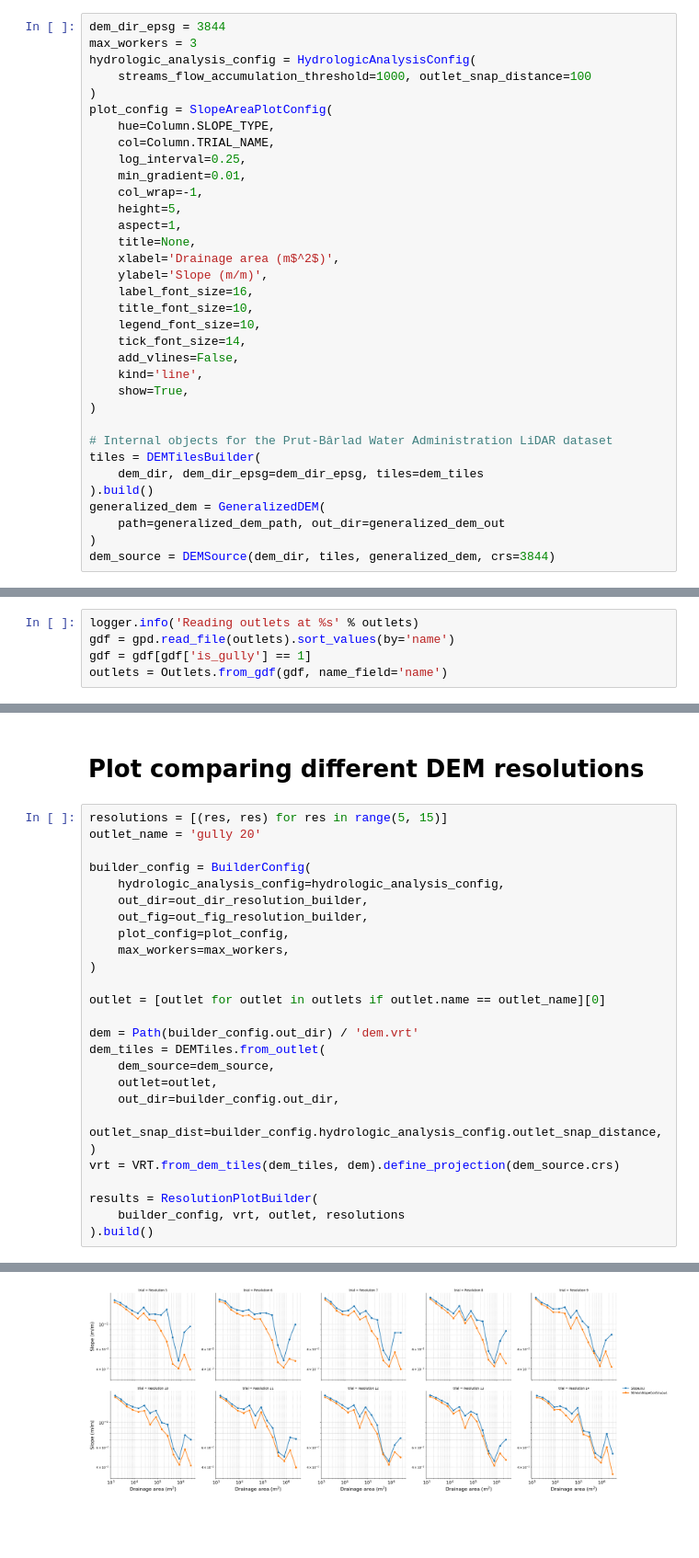
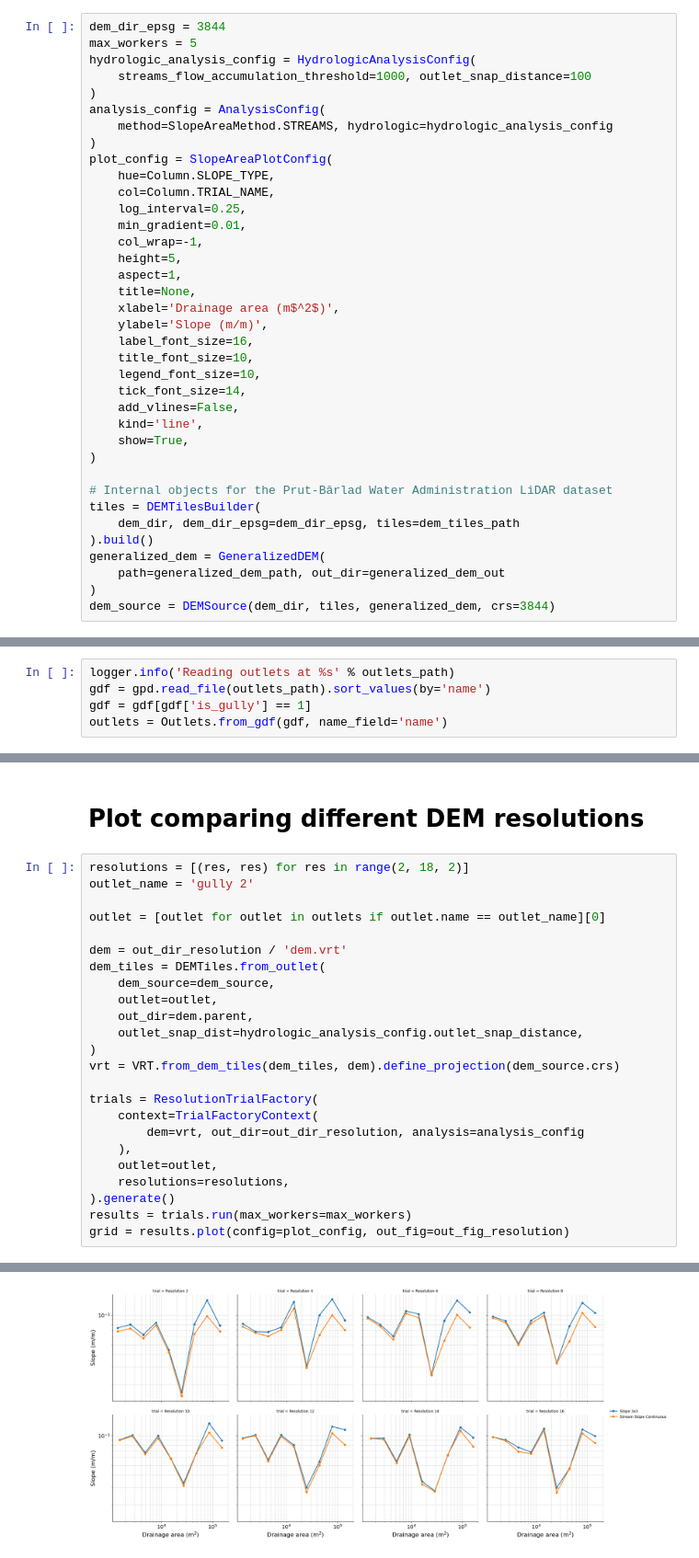
Before and after one commit to alecsandrei/slope-area, a Jupyter notebook: notebooks/02_internal_example.ipynb, the cells around one changed output, grey strips where cells are left out. Shown at 92% size. Saved outputs shown, nothing was run; the diff lists cells and outputs as text; blank space fills up the shorter version.

```diff
--- a/notebooks/02_internal_example.ipynb
+++ b/notebooks/02_internal_example.ipynb
@@ -47,9 +46,12 @@ generalized_dem_out = out_dir / generalized_dem_path.stem
 # Run configs
 # %%
 dem_dir_epsg = 3844
-max_workers = 3
+max_workers = 5
 hydrologic_analysis_config = HydrologicAnalysisConfig(
     streams_flow_accumulation_threshold=1000, outlet_snap_distance=100
+)
+analysis_config = AnalysisConfig(
+    method=SlopeAreaMethod.STREAMS, hydrologic=hydrologic_analysis_config
 )
 plot_config = SlopeAreaPlotConfig(
     hue=Column.SLOPE_TYPE,
@@ -73,7 +75,7 @@ plot_config = SlopeAreaPlotConfig(
 
 # Internal objects for the Prut-Bârlad Water Administration LiDAR dataset
 tiles = DEMTilesBuilder(
-    dem_dir, dem_dir_epsg=dem_dir_epsg, tiles=dem_tiles
+    dem_dir, dem_dir_epsg=dem_dir_epsg, tiles=dem_tiles_path
 ).build()
 generalized_dem = GeneralizedDEM(
     path=generalized_dem_path, out_dir=generalized_dem_out
@@ -84,8 +86,8 @@ dem_source = DEMSource(dem_dir, tiles, generalized_dem, crs=3844)
 # %% [markdown]
 # Read outlets
 # %%
-logger.info('Reading outlets at %s' % outlets)
-gdf = gpd.read_file(outlets).sort_values(by='name')
+logger.info('Reading outlets at %s' % outlets_path)
+gdf = gpd.read_file(outlets_path).sort_values(by='name')
 gdf = gdf[gdf['is_gully'] == 1]
 outlets = Outlets.from_gdf(gdf, name_field='name')
 # %% [output]
@@ -93,29 +95,27 @@ outlets = Outlets.from_gdf(gdf, name_field='name')
 # %% [markdown]
 # Plot comparing different DEM resolutions
 # %%
-resolutions = [(res, res) for res in range(5, 15)]
-outlet_name = 'gully 20'
-
-builder_config = BuilderConfig(
-    hydrologic_analysis_config=hydrologic_analysis_config,
-    out_dir=out_dir_resolution_builder,
-    out_fig=out_fig_resolution_builder,
-    plot_config=plot_config,
-    max_workers=max_workers,
-)
+resolutions = [(res, res) for res in range(2, 18, 2)]
+outlet_name = 'gully 2'
 
 outlet = [outlet for outlet in outlets if outlet.name == outlet_name][0]
 
-dem = Path(builder_config.out_dir) / 'dem.vrt'
+dem = out_dir_resolution / 'dem.vrt'
 dem_tiles = DEMTiles.from_outlet(
     dem_source=dem_source,
     outlet=outlet,
-    out_dir=builder_config.out_dir,
-    outlet_snap_dist=builder_config.hydrologic_analysis_config.outlet_snap_distance,
+    out_dir=dem.parent,
+    outlet_snap_dist=hydrologic_analysis_config.outlet_snap_distance,
 )
 vrt = VRT.from_dem_tiles(dem_tiles, dem).define_projection(dem_source.crs)
 
-results = ResolutionPlotBuilder(
-    builder_config, vrt, outlet, resolutions
-).build()
+trials = ResolutionTrialFactory(
+    context=TrialFactoryContext(
+        dem=vrt, out_dir=out_dir_resolution, analysis=analysis_config
+    ),
+    outlet=outlet,
+    resolutions=resolutions,
+).generate()
+results = trials.run(max_workers=max_workers)
+grid = results.plot(config=plot_config, out_fig=out_fig_resolution)
 # %% [output]
@@ -148,3 +163,3 @@ WARNING: Interior pit cells were found within the input DEM. It is likely that t
-[figure, old version]
+[figure, new version]
 # %%
 resolution = (5, 5)
```
Also changed, not shown: parts of 6 cells of this notebook, 3 other files.
